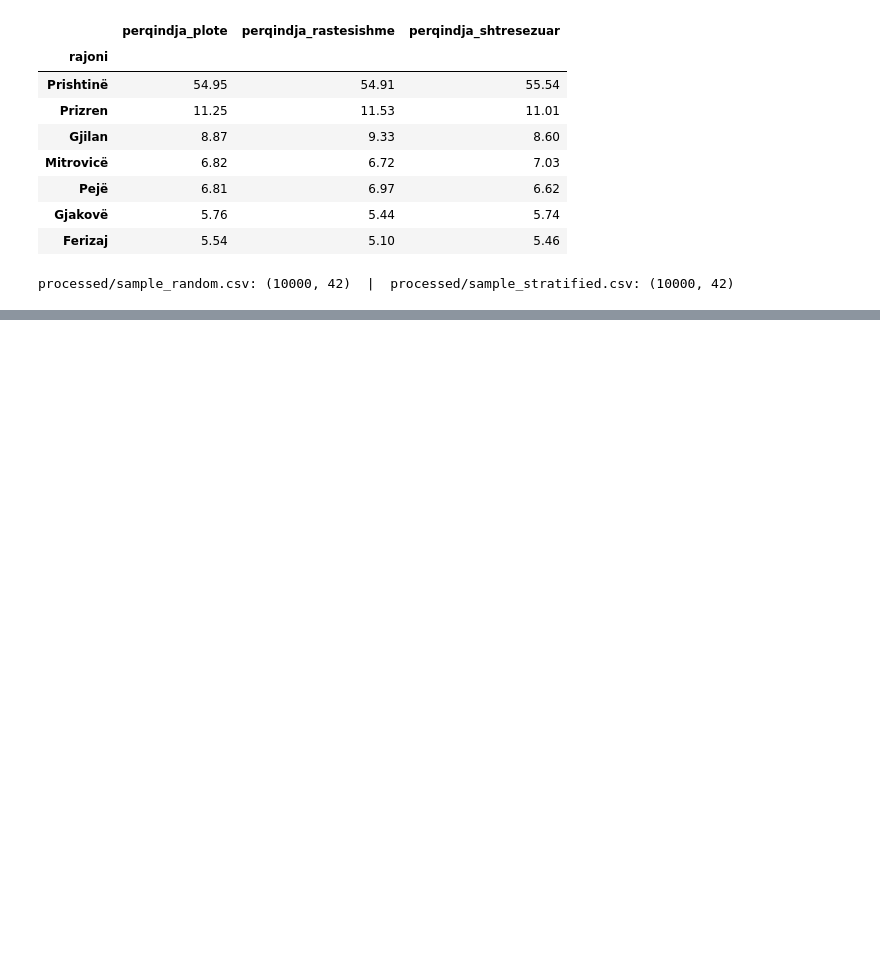
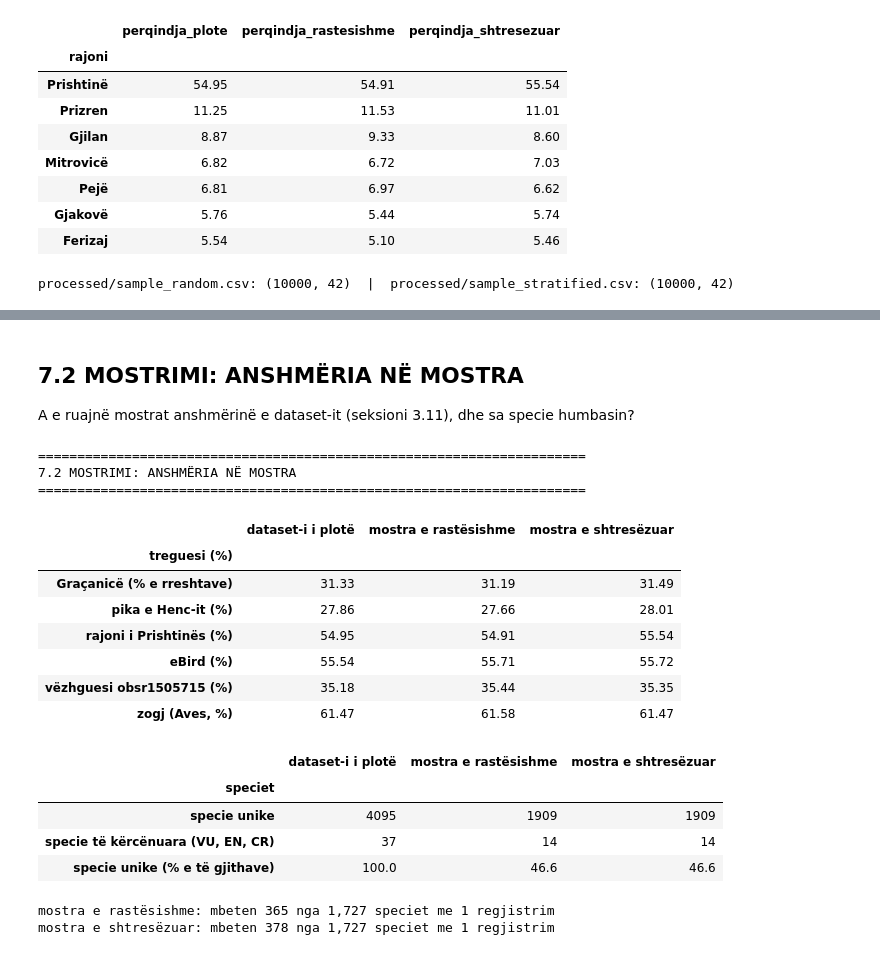
Before and after one commit to dafinakeqmezi/PVDH_Kosovo-Biodiversity-Analysis, a Jupyter notebook: notebooks/01_mbledhja_kualiteti.ipynb, the cells around one changed output, grey strips where cells are left out. Drawn from its saved outputs; the diff is of its cells as text; code cells hidden in the pictures; blank space fills up the shorter version.

Commit message:
Add bias and species coverage check for the samples

```diff
--- a/notebooks/01_mbledhja_kualiteti.ipynb
+++ b/notebooks/01_mbledhja_kualiteti.ipynb
@@ -2562,0 +2778,61 @@ processed/sample_random.csv: (10000, 42)  |  processed/sample_stratified.csv: (1
+# %% [markdown]
+## 7.2 MOSTRIMI: ANSHMËRIA NË MOSTRA
+
+A e ruajnë mostrat anshmërinë e dataset-it (seksioni 3.11), dhe sa specie humbasin?
+# %%
+section("7.2 MOSTRIMI: ANSHMËRIA NË MOSTRA")
+# A e ruajnë mostrat anshmërinë e dataset-it (seksioni 3.11)? Mostrimi zvogëlon dataset-in, nuk e korrigjon anshmërinë.
+SAMPLES = {"dataset-i i plotë": df_raw.index, "mostra e rastësishme": random_idx,
+           "mostra e shtresëzuar": stratified_idx}
+is_henc = henc  # pika e Ligatinave të Henc (seksioni 3.11)
+top_observer = df_raw.recordedBy.value_counts().index[0]
+indicators = {
+    "Graçanicë (% e rreshtave)": alb(df_raw.municipality) == "Graçanicë",
+    "pika e Henc-it (%)": is_henc,
+    "rajoni i Prishtinës (%)": alb(df_raw.district) == "Prishtinë",
+    "eBird (%)": publisher == "Cornell Lab of Ornithology",
+    f"vëzhguesi {top_observer} (%)": df_raw.recordedBy == top_observer,
+    "zogj (Aves, %)": df_raw["class"] == "Aves",
+}
+bias_in_samples = pd.DataFrame({name: {k: round(v.loc[idx].mean() * 100, 2) for k, v in indicators.items()}
+                                for name, idx in SAMPLES.items()})
+bias_in_samples.index.name = "treguesi (%)"
+threat = df_raw.iucnRedListCategory.isin(["VU", "EN", "CR"])
+species_kept = pd.DataFrame({name: {
+    "specie unike": df_raw.loc[idx, "species"].nunique(),
+    "specie të kërcënuara (VU, EN, CR)": df_raw.loc[idx][threat.loc[idx]].species.nunique(),
+} for name, idx in SAMPLES.items()})
+share = (species_kept.loc["specie unike"] / species_kept.loc["specie unike", "dataset-i i plotë"] * 100).round(1)
+species_kept = species_kept.astype(object)
+species_kept.loc["specie unike (% e të gjithave)"] = share
+species_kept.index.name = "speciet"
+display(bias_in_samples)
+display(species_kept)
+
+# Specie që humbasin: sa nga speciet me 1 regjistrim (singletons) mbeten në mostra
+singletons = df_raw.species.value_counts()
+singletons = set(singletons[singletons == 1].index)
+for name in ["mostra e rastësishme", "mostra e shtresëzuar"]:
+    kept = len(singletons & set(df_raw.loc[SAMPLES[name], "species"].dropna()))
+    print(f"{name}: mbeten {kept} nga {len(singletons):,} speciet me 1 regjistrim")
+bias_in_samples.to_csv(REPORTS_DIR / "01_mostrimi_anshmeria.csv")
+species_kept.to_csv(REPORTS_DIR / "01_mostrimi_speciet.csv")
+# %% [output]
+======================================================================
+7.2 MOSTRIMI: ANSHMËRIA NË MOSTRA
+======================================================================
+|  | dataset-i i plotë | mostra e rastësishme | mostra e shtresëzuar |
+| treguesi (%) |  |  |  |
+| Graçanicë (% e rreshtave) | 31.33 | 31.19 | 31.49 |
+| pika e Henc-it (%) | 27.86 | 27.66 | 28.01 |
+| rajoni i Prishtinës (%) | 54.95 | 54.91 | 55.54 |
+| eBird (%) | 55.54 | 55.71 | 55.72 |
+| vëzhguesi obsr1505715 (%) | 35.18 | 35.44 | 35.35 |
+| zogj (Aves, %) | 61.47 | 61.58 | 61.47 |
+|  | dataset-i i plotë | mostra e rastësishme | mostra e shtresëzuar |
+| speciet |  |  |  |
+| specie unike | 4095 | 1909 | 1909 |
+| specie të kërcënuara (VU, EN, CR) | 37 | 14 | 14 |
+| specie unike (% e të gjithave) | 100.0 | 46.6 | 46.6 |
+mostra e rastësishme: mbeten 365 nga 1,727 speciet me 1 regjistrim
+mostra e shtresëzuar: mbeten 378 nga 1,727 speciet me 1 regjistrim
```
Also changed, not shown: parts of 23 cells of this notebook, 4 other files.
